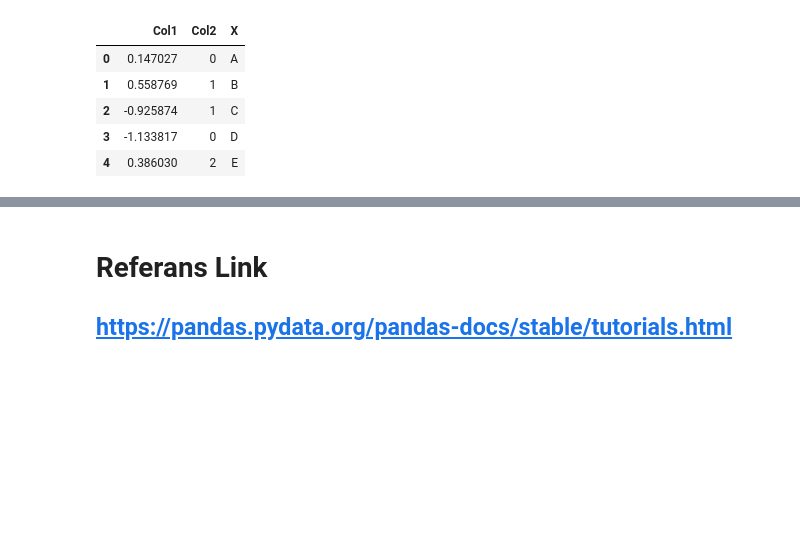
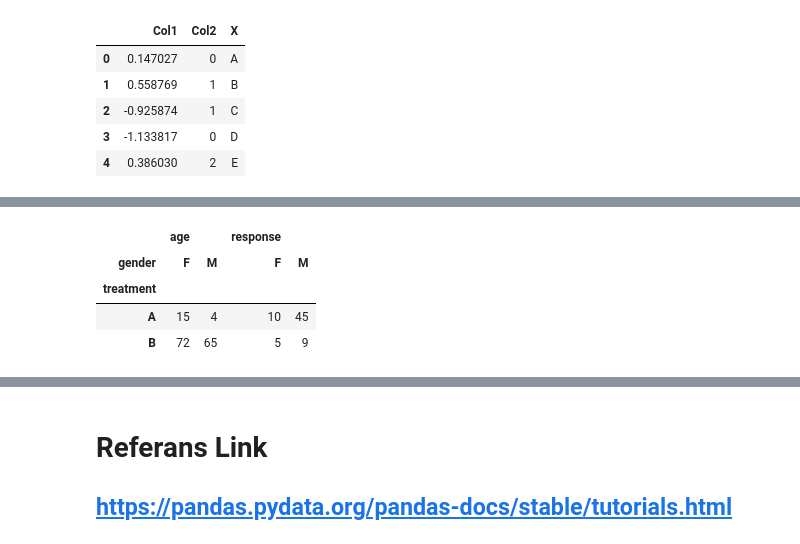
Before and after one commit to NevzatBOL/RACLAB, a Jupyter notebook: Python/pandas.ipynb, the cells around one changed output, grey strips where cells are left out. Drawn from its saved outputs; the diff is of its cells as text; code cells hidden in the pictures; blank space fills up the shorter version.

```diff
--- a/Python/pandas.ipynb
+++ b/Python/pandas.ipynb
@@ -751,0 +785,8 @@ memory usage: 642.0+ bytes
+# %%
+df1.unstack(level=1)
+# %% [output]
+|  | age |  | response |  |
+| gender | F | M | F | M |
+| treatment |  |  |  |  |
+| A | 15 | 4 | 10 | 45 |
+| B | 72 | 65 | 5 | 9 |
```
Also changed, not shown: parts of 7 cells of this notebook, 4 other files.
